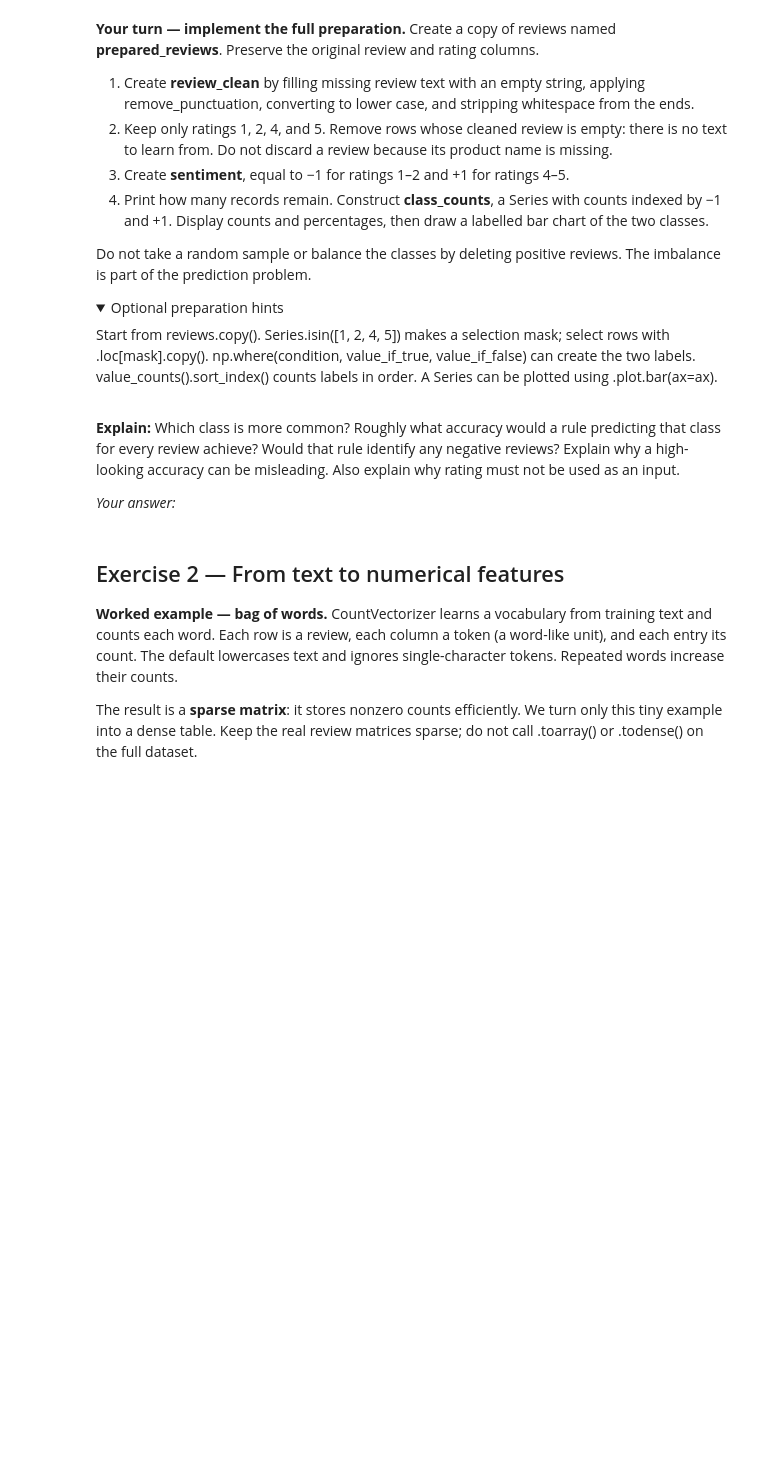
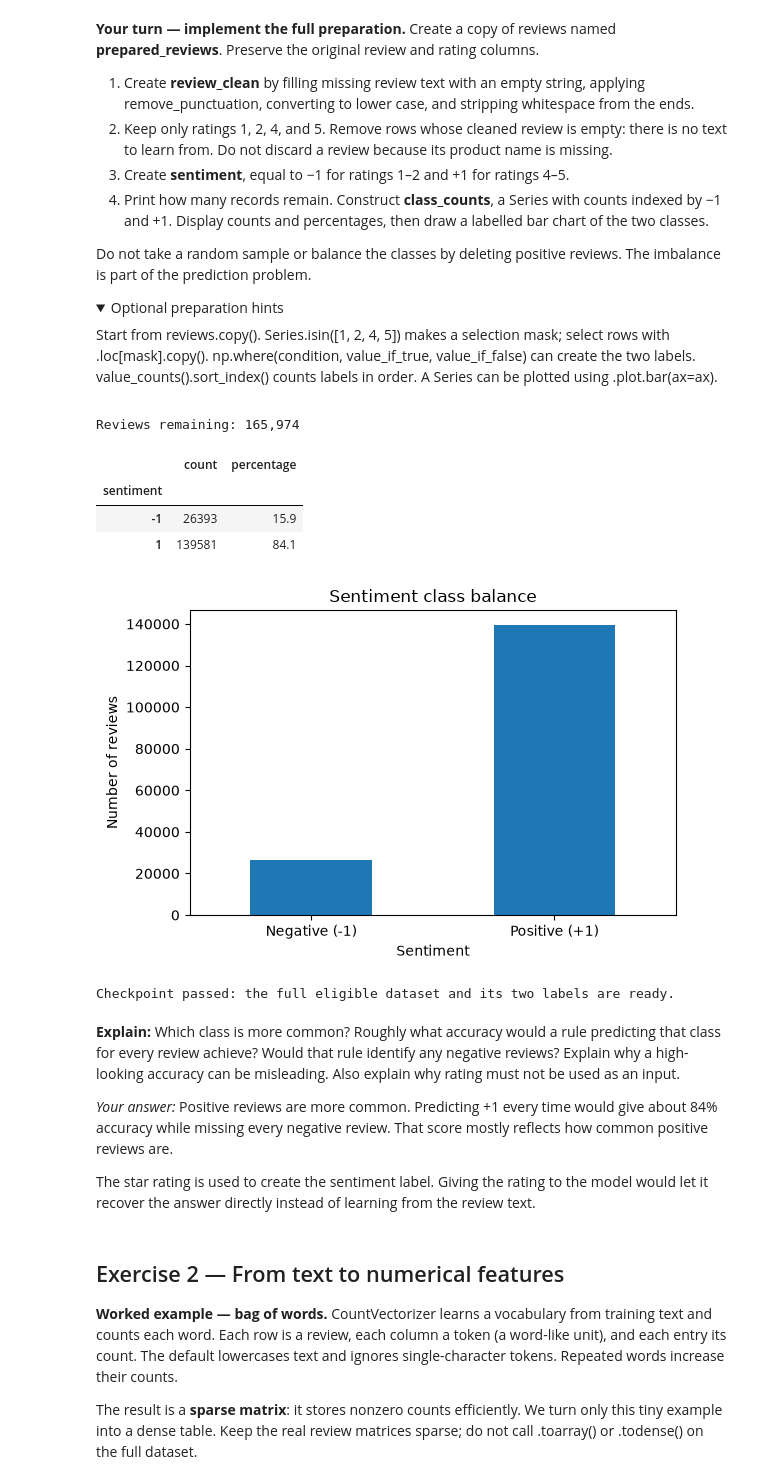
Before and after one commit to Maxiur/DataScience, a Jupyter notebook: Classification/Assignment_Classification_guided.ipynb, the cells around one changed output. Saved outputs shown, nothing was run; the diff lists cells and outputs as text; code cells hidden in the pictures; folded sections open; blank space fills up the shorter version.

```diff
--- a/Classification/Assignment_Classification_guided.ipynb
+++ b/Classification/Assignment_Classification_guided.ipynb
@@ -127,6 +171,47 @@ counts labels in order. A Series can be plotted using .plot.bar(ax=ax).
 </details>
 # %%
 # Your code: prepare the complete eligible dataset, create class_counts, and plot the class balance.
+
+# Clean the review text in a copy of the original data
+prepared_reviews = reviews.copy()
+prepared_reviews["review_clean"] = (
+    prepared_reviews["review"]
+    .fillna("")
+    .apply(remove_punctuation)
+    .str.lower()
+    .str.strip()
+)
+
+# Keep eligible ratings and reviews with text after cleaning
+valid_rating = prepared_reviews["rating"].isin([1, 2, 4, 5])
+has_text = prepared_reviews["review_clean"].ne("")
+prepared_reviews = prepared_reviews.loc[valid_rating & has_text].copy()
+
+# Assign sentiment labels and summarize the class balance
+prepared_reviews["sentiment"] = np.where(prepared_reviews["rating"].ge(4), 1, -1)
+class_counts = prepared_reviews["sentiment"].value_counts().sort_index()
+class_summary = class_counts.to_frame("count")
+class_summary["percentage"] = (100 * class_counts / class_counts.sum()).round(2)
+
+print(f"Reviews remaining: {len(prepared_reviews):,}")
+display(class_summary)
+
+# Plot the number of reviews in each class
+fig, ax = plt.subplots(figsize=(6, 4))
+class_counts.plot.bar(ax=ax, rot=0)
+ax.set_xticklabels(["Negative (-1)", "Positive (+1)"])
+ax.set_xlabel("Sentiment")
+ax.set_ylabel("Number of reviews")
+ax.set_title("Sentiment class balance")
+plt.tight_layout()
+plt.show()
+# %% [output]
+Reviews remaining: 165,974
+|  | count | percentage |
+| sentiment |  |  |
+| -1 | 26393 | 15.9 |
+| 1 | 139581 | 84.1 |
+[figure, added]
 # %%
 assert "prepared_reviews" in globals() and "class_counts" in globals(), "Prepare the reviews and count the two classes first."
 expected_clean = reviews["review"].fillna("").apply(remove_punctuation).str.lower().str.strip()
@@ -137,6 +222,8 @@ expected_labels = np.where(prepared_reviews["rating"].ge(4), 1, -1)
 assert np.array_equal(prepared_reviews["sentiment"], expected_labels), "Check the rating-to-sentiment rule."
 assert class_counts.sort_index().equals(prepared_reviews["sentiment"].value_counts().sort_index()), "Count the prepared labels."
 print("Checkpoint passed: the full eligible dataset and its two labels are ready.")
+# %% [output]
+Checkpoint passed: the full eligible dataset and its two labels are ready.
 # %% [markdown]
 **Explain:** Which class is more common? Roughly what accuracy would a rule
 predicting that class for every review achieve? Would that rule identify
@@ -145,6 +232,9 @@ Also explain why rating must not be used as an input.
 
 
 _Your answer:_
+Positive reviews are more common. Predicting +1 every time would give about 84% accuracy while missing every negative review. That score mostly reflects how common positive reviews are.
+
+The star rating is used to create the sentiment label. Giving the rating to the model would let it recover the answer directly instead of learning from the review text.
 # %% [markdown]
 ## Exercise 2 — From text to numerical features
 
```
Also changed, not shown: parts of 29 cells of this notebook.
